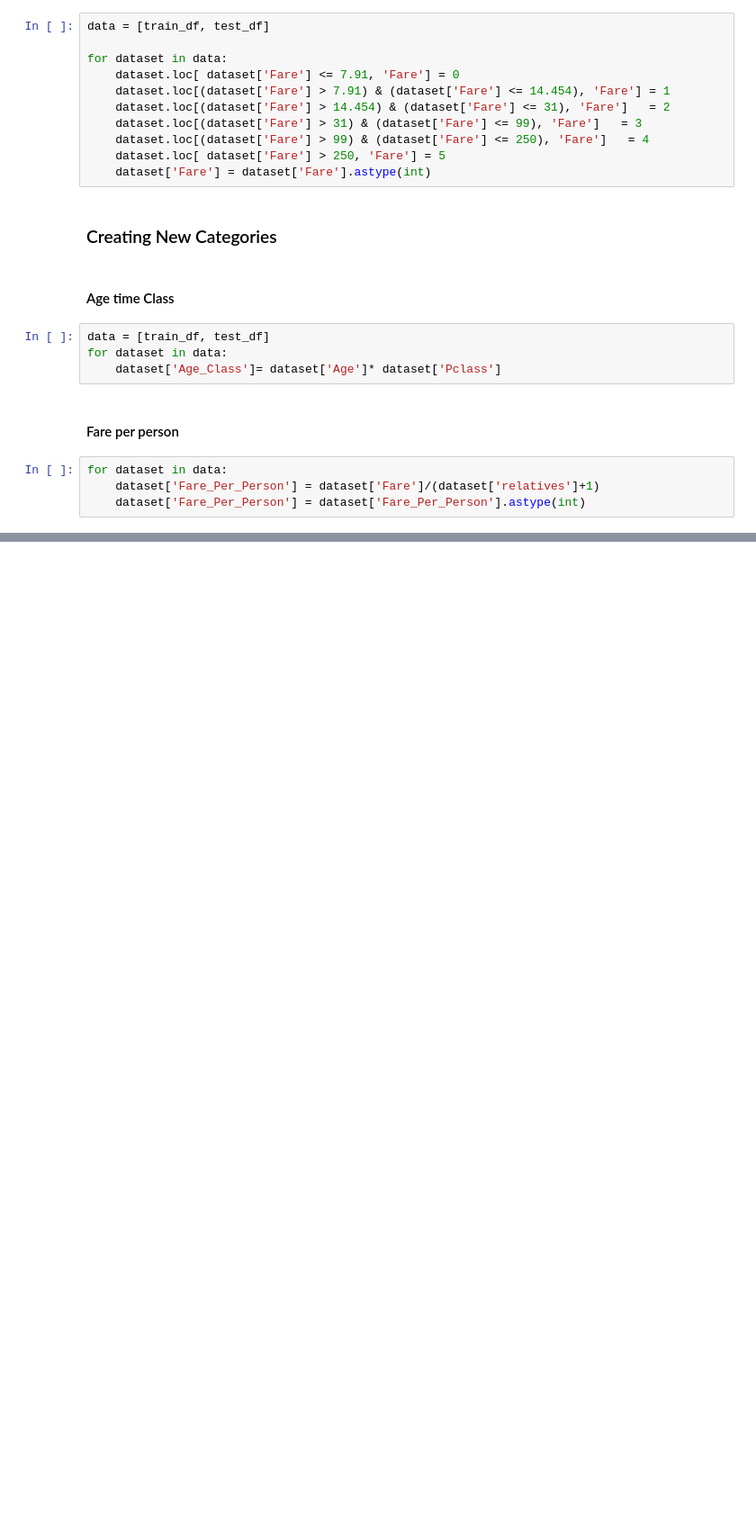
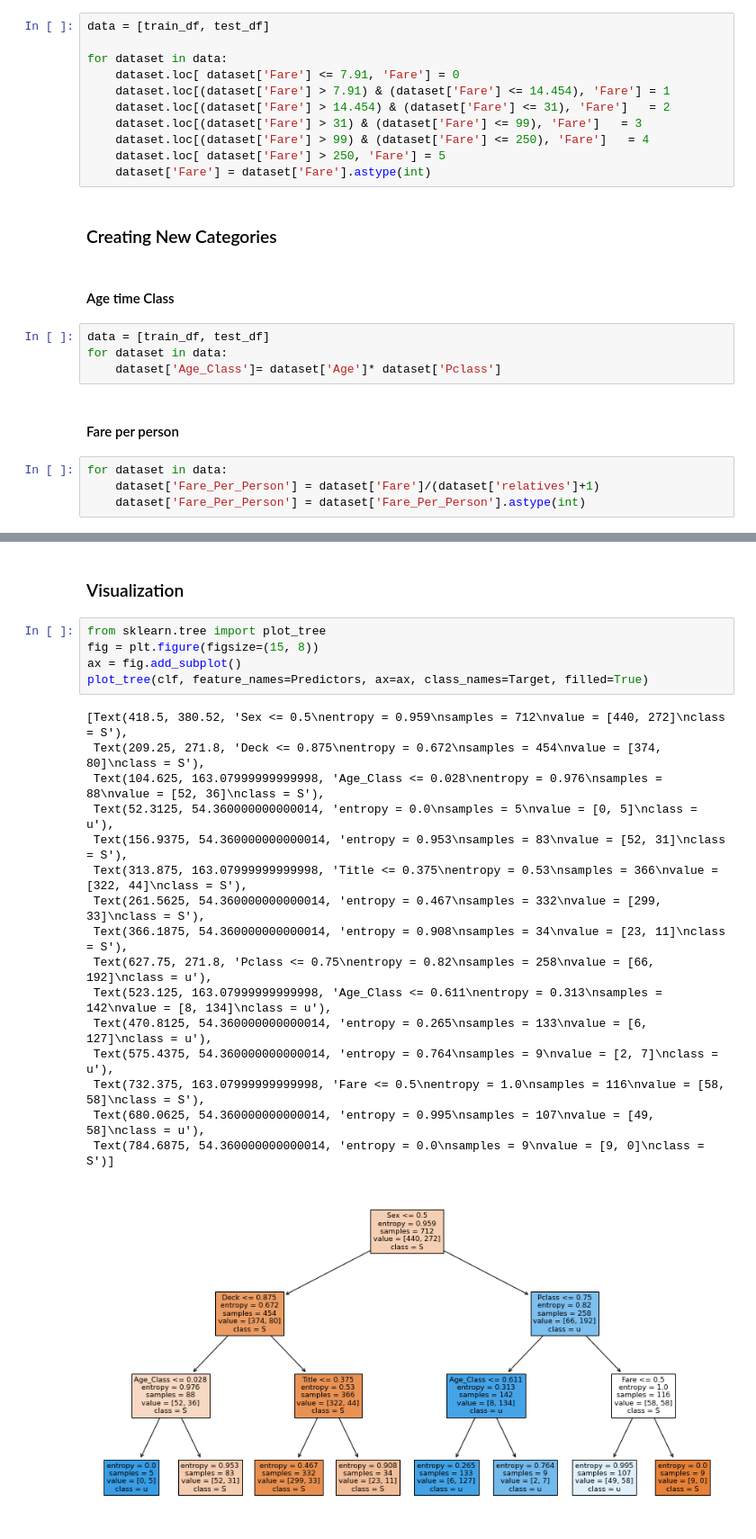
Before and after one commit to nishantnayar/Titanic, a Jupyter notebook: Titanic.ipynb, the cells around one changed output, grey strips where cells are left out. Shown at 90% size. Drawn from its saved outputs; the diff is of its cells as text; blank space fills up the shorter version.

```diff
--- a/Titanic.ipynb
+++ b/Titanic.ipynb
@@ -678,0 +772,24 @@ optuna.visualization.plot_contour(study, params=['rf_max_depth','rf_n_estimators
+# %% [markdown]
+### Visualization
+# %%
+from sklearn.tree import plot_tree
+fig = plt.figure(figsize=(15, 8))
+ax = fig.add_subplot()
+plot_tree(clf, feature_names=Predictors, ax=ax, class_names=Target, filled=True)
+# %% [output]
+[Text(418.5, 380.52, 'Sex <= 0.5\nentropy = 0.959\nsamples = 712\nvalue = [440, 272]\nclass = S'),
+ Text(209.25, 271.8, 'Deck <= 0.875\nentropy = 0.672\nsamples = 454\nvalue = [374, 80]\nclass = S'),
+ Text(104.625, 163.07999999999998, 'Age_Class <= 0.028\nentropy = 0.976\nsamples = 88\nvalue = [52, 36]\nclass = S'),
+ Text(52.3125, 54.360000000000014, 'entropy = 0.0\nsamples = 5\nvalue = [0, 5]\nclass = u'),
+ Text(156.9375, 54.360000000000014, 'entropy = 0.953\nsamples = 83\nvalue = [52, 31]\nclass = S'),
+ Text(313.875, 163.07999999999998, 'Title <= 0.375\nentropy = 0.53\nsamples = 366\nvalue = [322, 44]\nclass = S'),
+ Text(261.5625, 54.360000000000014, 'entropy = 0.467\nsamples = 332\nvalue = [299, 33]\nclass = S'),
+ Text(366.1875, 54.360000000000014, 'entropy = 0.908\nsamples = 34\nvalue = [23, 11]\nclass = S'),
+ Text(627.75, 271.8, 'Pclass <= 0.75\nentropy = 0.82\nsamples = 258\nvalue = [66, 192]\nclass = u'),
+ Text(523.125, 163.07999999999998, 'Age_Class <= 0.611\nentropy = 0.313\nsamples = 142\nvalue = [8, 134]\nclass = u'),
+ Text(470.8125, 54.360000000000014, 'entropy = 0.265\nsamples = 133\nvalue = [6, 127]\nclass = u'),
+ Text(575.4375, 54.360000000000014, 'entropy = 0.764\nsamples = 9\nvalue = [2, 7]\nclass = u'),
+ Text(732.375, 163.07999999999998, 'Fare <= 0.5\nentropy = 1.0\nsamples = 116\nvalue = [58, 58]\nclass = S'),
+ Text(680.0625, 54.360000000000014, 'entropy = 0.995\nsamples = 107\nvalue = [49, 58]\nclass = u'),
+ Text(784.6875, 54.360000000000014, 'entropy = 0.0\nsamples = 9\nvalue = [9, 0]\nclass = S')]
+[figure, added]
```
Also changed, not shown: parts of 104 cells of this notebook, 5 other files.
